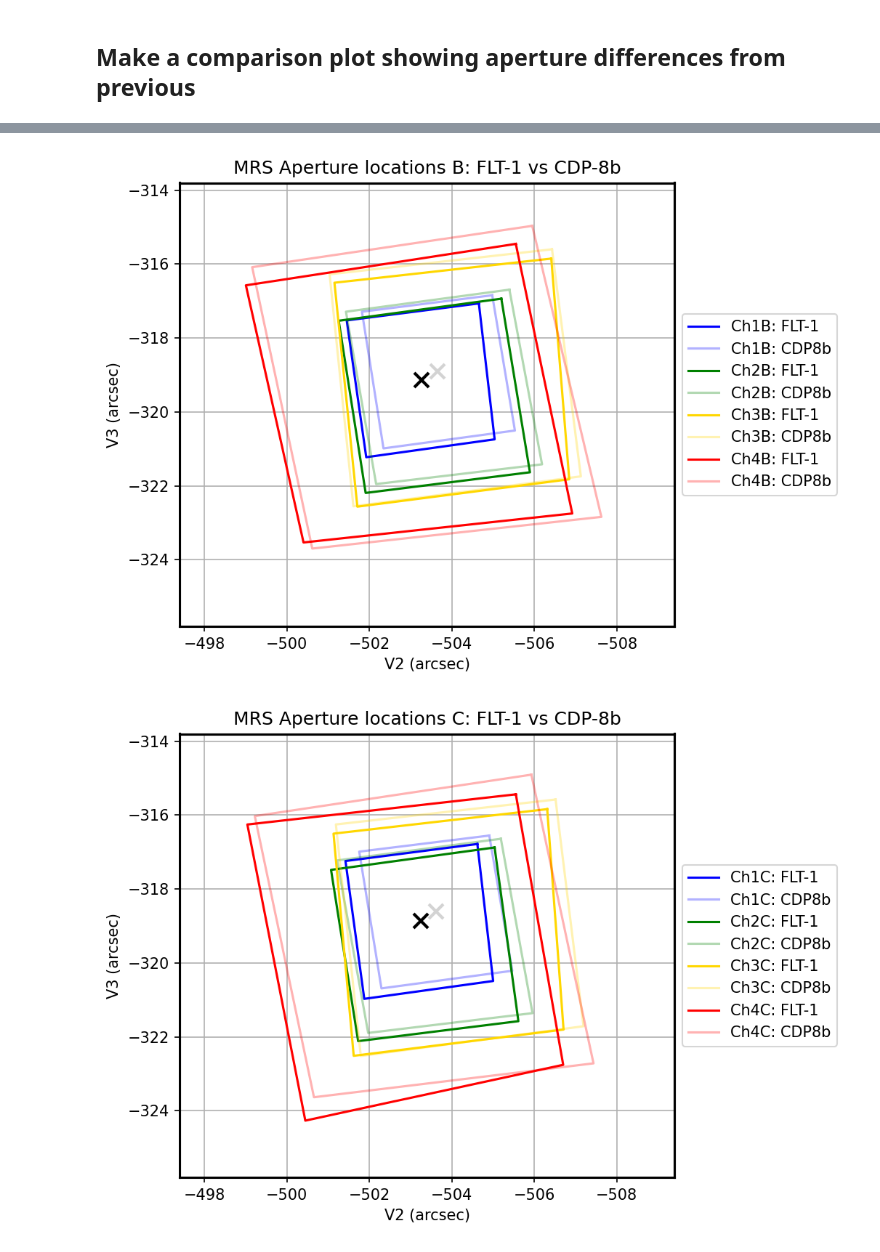
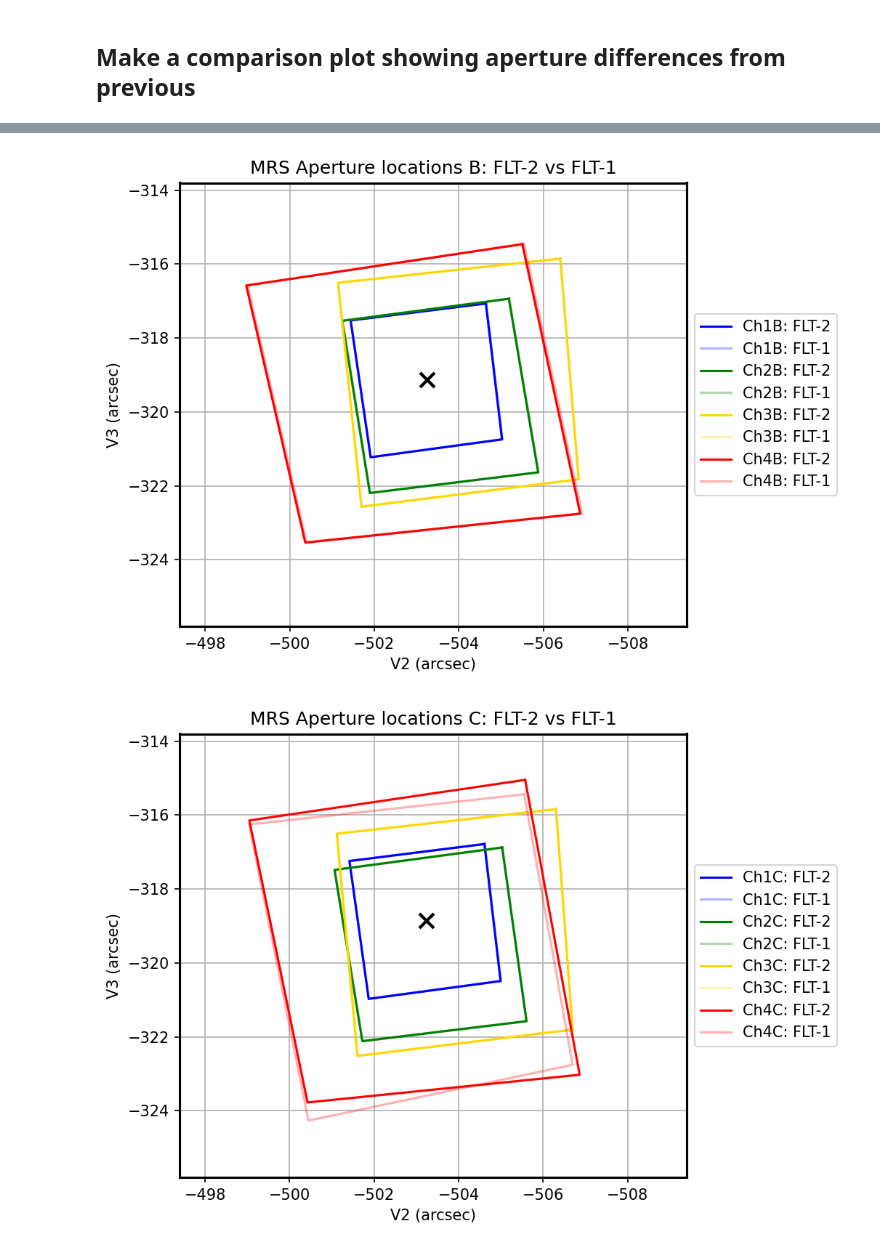
Before and after one commit to STScI-MIRI/miricoord, a Jupyter notebook: miricoord/mrs/makesiaf/makesiaf_mrs.ipynb, the cells around one changed output, grey strips where cells are left out. Cells and saved outputs as stored; diff of their text form; code cells hidden in the pictures.

```diff
--- a/miricoord/mrs/makesiaf/makesiaf_mrs.ipynb
+++ b/miricoord/mrs/makesiaf/makesiaf_mrs.ipynb
@@ -23,7 +23,11 @@ import miricoord.mrs.makesiaf.makesiaf_mrs as makesiaf
 Import the underlying coordinates code so that we can set the distortion version
 # %%
 import miricoord.mrs.mrs_tools as mt
-newversion='flt1'
+newversion='flt2'
+ntxt='FLT-2'
+oldversion='flt1'
+otxt='FLT-1'
+
 mt.set_toolversion(newversion)
 # %% [markdown]
 Make a 'values' dictionary for Channel 1A which will contain all of the relevant information
@@ -137,14 +141,14 @@ plt.tight_layout()
 plt.figure(figsize=(7,5),dpi=150)
 ax = plt.gca()
 
-plt.plot(values1B['inscr_v2_corners'],values1B['inscr_v3_corners'],color='b',linewidth=1.5,label='Ch1B: FLT-1')
-plt.plot(oldvalues1B['inscr_v2_corners'],oldvalues1B['inscr_v3_corners'],color='b',linewidth=1.5,alpha=0.3,label='Ch1B: CDP8b')
-plt.plot(values2B['inscr_v2_corners'],values2B['inscr_v3_corners'],color='g',linewidth=1.5,label='Ch2B: FLT-1')
-plt.plot(oldvalues2B['inscr_v2_corners'],oldvalues2B['inscr_v3_corners'],color='g',linewidth=1.5,alpha=0.3,label='Ch2B: CDP8b')
-plt.plot(values3B['inscr_v2_corners'],values3B['inscr_v3_corners'],color='gold',linewidth=1.5,label='Ch3B: FLT-1')
-plt.plot(oldvalues3B['inscr_v2_corners'],oldvalues3B['inscr_v3_corners'],color='gold',linewidth=1.5,alpha=0.3,label='Ch3B: CDP8b')
-plt.plot(values4B['inscr_v2_corners'],values4B['inscr_v3_corners'],color='r',linewidth=1.5,label='Ch4B: FLT-1')
-plt.plot(oldvalues4B['inscr_v2_corners'],oldvalues4B['inscr_v3_corners'],color='r',linewidth=1.5,alpha=0.3,label='Ch4B: CDP8b')
+plt.plot(values1B['inscr_v2_corners'],values1B['inscr_v3_corners'],color='b',linewidth=1.5,label='Ch1B: '+ntxt)
+plt.plot(oldvalues1B['inscr_v2_corners'],oldvalues1B['inscr_v3_corners'],color='b',linewidth=1.5,alpha=0.3,label='Ch1B: '+otxt)
+plt.plot(values2B['inscr_v2_corners'],values2B['inscr_v3_corners'],color='g',linewidth=1.5,label='Ch2B: '+ntxt)
+plt.plot(oldvalues2B['inscr_v2_corners'],oldvalues2B['inscr_v3_corners'],color='g',linewidth=1.5,alpha=0.3,label='Ch2B: '+otxt)
+plt.plot(values3B['inscr_v2_corners'],values3B['inscr_v3_corners'],color='gold',linewidth=1.5,label='Ch3B: '+ntxt)
+plt.plot(oldvalues3B['inscr_v2_corners'],oldvalues3B['inscr_v3_corners'],color='gold',linewidth=1.5,alpha=0.3,label='Ch3B: '+otxt)
+plt.plot(values4B['inscr_v2_corners'],values4B['inscr_v3_corners'],color='r',linewidth=1.5,label='Ch4B: '+ntxt)
+plt.plot(oldvalues4B['inscr_v2_corners'],oldvalues4B['inscr_v3_corners'],color='r',linewidth=1.5,alpha=0.3,label='Ch4B: '+otxt)
 
 plt.plot(oldvalues1B['inscr_v2ref'],oldvalues1B['inscr_v3ref'],color='lightgray',marker='x',markersize=10,mew=2)
 plt.plot(values1B['inscr_v2ref'],values1B['inscr_v3ref'],color='black',marker='x',markersize=10,mew=2)
@@ -156,34 +160,35 @@ plt.ylabel('V3 (arcsec)')
 
 plt.grid()
 ax.legend(loc='center left', bbox_to_anchor=(1, 0.5))
-plt.title('MRS Aperture locations B: FLT-1 vs CDP-8b')
+plt.title('MRS Aperture locations B: '+ntxt+' vs '+otxt)
 plt.tight_layout()
 # %% [output]
-[figure, old version]
+[figure, new version]
 # %%
 plt.figure(figsize=(7,5),dpi=150)
 ax = plt.gca()
 
-plt.plot(values1C['inscr_v2_corners'],values1C['inscr_v3_corners'],color='b',linewidth=1.5,label='Ch1C: FLT-1')
-plt.plot(oldvalues1C['inscr_v2_corners'],oldvalues1C['inscr_v3_corners'],color='b',linewidth=1.5,alpha=0.3,label='Ch1C: CDP8b')
-plt.plot(values2C['inscr_v2_corners'],values2C['inscr_v3_corners'],color='g',linewidth=1.5,label='Ch2C: FLT-1')
-plt.plot(oldvalues2C['inscr_v2_corners'],oldvalues2C['inscr_v3_corners'],color='g',linewidth=1.5,alpha=0.3,label='Ch2C: CDP8b')
-plt.plot(values3C['inscr_v2_corners'],values3C['inscr_v3_corners'],color='gold',linewidth=1.5,label='Ch3C: FLT-1')
-plt.plot(oldvalues3C['inscr_v2_corners'],oldvalues3C['inscr_v3_corners'],color='gold',linewidth=1.5,alpha=0.3,label='Ch3C: CDP8b')
-plt.plot(values4C['inscr_v2_corners'],values4C['inscr_v3_corners'],color='r',linewidth=1.5,label='Ch4C: FLT-1')
-plt.plot(oldvalues4C['inscr_v2_corners'],oldvalues4C['inscr_v3_corners'],color='r',linewidth=1.5,alpha=0.3,label='Ch4C: CDP8b')
+plt.plot(values1C['inscr_v2_corners'],values1C['inscr_v3_corners'],color='b',linewidth=1.5,label='Ch1C: '+ntxt)
+plt.plot(oldvalues1C['inscr_v2_corners'],oldvalues1C['inscr_v3_corners'],color='b',linewidth=1.5,alpha=0.3,label='Ch1C: '+otxt)
+plt.plot(values2C['inscr_v2_corners'],values2C['inscr_v3_corners'],color='g',linewidth=1.5,label='Ch2C: '+ntxt)
+plt.plot(oldvalues2C['inscr_v2_corners'],oldvalues2C['inscr_v3_corners'],color='g',linewidth=1.5,alpha=0.3,label='Ch2C: '+otxt)
+plt.plot(values3C['inscr_v2_corners'],values3C['inscr_v3_corners'],color='gold',linewidth=1.5,label='Ch3C: '+ntxt)
+plt.plot(oldvalues3C['inscr_v2_corners'],oldvalues3C['inscr_v3_corners'],color='gold',linewidth=1.5,alpha=0.3,label='Ch3C: '+otxt)
+plt.plot(values4C['inscr_v2_corners'],values4C['inscr_v3_corners'],color='r',linewidth=1.5,label='Ch4C: '+ntxt)
+plt.plot(oldvalues4C['inscr_v2_corners'],oldvalues4C['inscr_v3_corners'],color='r',linewidth=1.5,alpha=0.3,label='Ch4C: '+otxt)
 
 plt.plot(oldvalues1C['inscr_v2ref'],oldvalues1C['inscr_v3ref'],color='lightgray',marker='x',markersize=10,mew=2)
 plt.plot(values1C['inscr_v2ref'],values1C['inscr_v3ref'],color='black',marker='x',markersize=10,mew=2)
 
 plt.xlim(-497.4,-509.4)
 plt.ylim(-325.8,-313.8)
 plt.xlabel('V2 (arcsec)')
 plt.ylabel('V3 (arcsec)')
 
 plt.grid()
 ax.legend(loc='center left', bbox_to_anchor=(1, 0.5))
-plt.title('MRS Aperture locations C: FLT-1 vs CDP-8b')
+plt.title('MRS Aperture locations C: '+ntxt+' vs '+otxt)
+
 plt.tight_layout()
 # %% [output]
-[figure, old version]
+[figure, new version]
```
Also changed, not shown: parts of 4 cells of this notebook, 14 other files.
